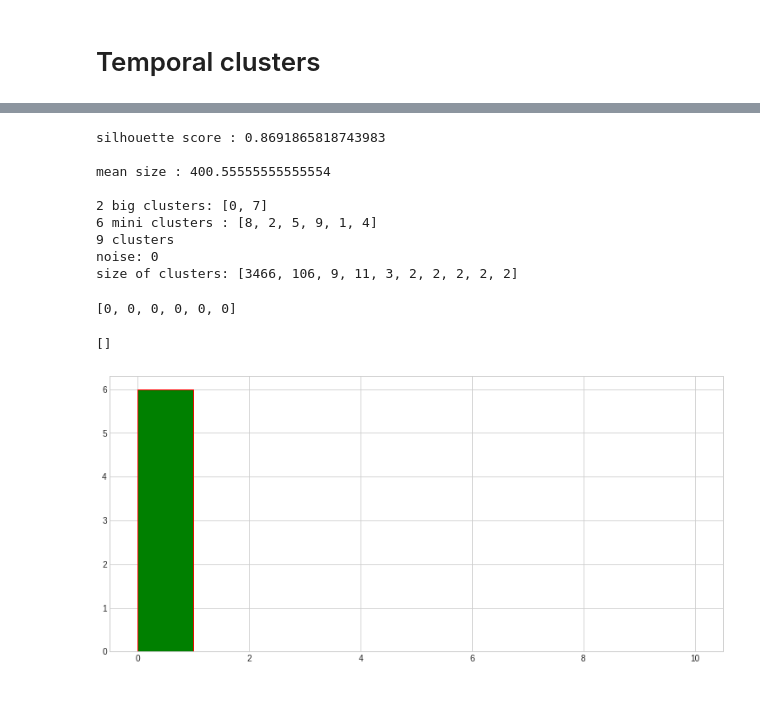
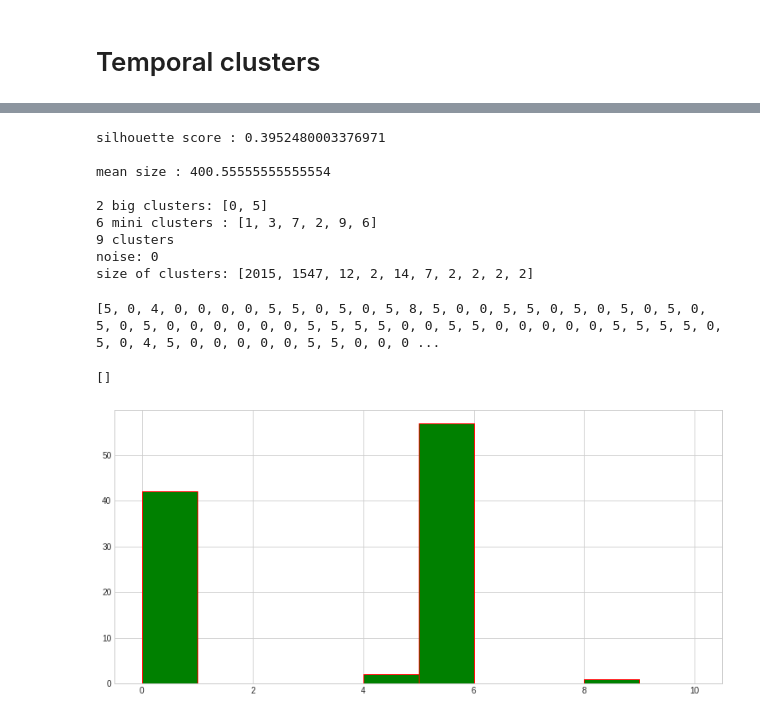
Before and after one commit to LucasMagnana/cycling-predictive-model, a Jupyter notebook: time.ipynb, the cells around one changed output, grey strips where cells are left out. Cells and saved outputs as stored; diff of their text form; code cells hidden in the pictures.

Commit message:
test vocel clustering div 35

```diff
--- a/time.ipynb
+++ b/time.ipynb
@@ -29,16 +47,12 @@ data.add_speed("files/"+project_folder+"_wtime/data_processed/observations_simpl
 # %%
 with open("files/"+project_folder+"_wtime/data_processed/observations_simplified.df",'rb') as infile:
     df_simplified = pickle.load(infile)
-'''tab_routes_voxels_simplified, tab_routes_voxels_simplified_global, dict_voxels_simplified = voxel.generate_voxels(
-    df_simplified, df_simplified.iloc[0]["route_num"], df_simplified.iloc[-1]["route_num"])'''
-df_simplified = df_simplified[df_simplified["speed"]>0]
 # %%
 with open("files/"+project_folder+"_wtime/data_processed/observations.df",'rb') as infile:
     df = pickle.load(infile)
-df = df[df["speed"]>0]
 # %%
-num_route = 10
-nb_graph=3
+num_route = 0
+nb_graph=0
 
 df_temp = df[df["route_num"]==num_route]
 tab_speed = data.compute_speed(df_temp)
@@ -68,6 +82,7 @@ fig = plt.figure(figsize=graph_size)
 ax = plt.axes()
 x = np.linspace(0, len(df_temp_simplified), len(df_temp_simplified))
 tab_avg_speed = data.compute_average_speed(df_temp_simplified, 1)
+print("bite", len(df_temp), len(tab_avg_speed))
 plt.plot(x, tab_avg_speed, color='blue', linewidth=3.5, label='n = 1')
 tab_avg_speed = data.compute_average_speed(df_temp_simplified, 2)
 plt.plot(x, tab_avg_speed, color='red', linestyle=(0,(1,1)), linewidth=3.5, label='n = 2')
@@ -109,17 +130,22 @@ new_temporal_clusters = True
 if(new_temporal_clusters):
     tab_time_specification = []
     for i in range(df_simplified.iloc[-1]["route_num"]):
+        print(i)
         tab_time_specification.append([])
         df_temp = df[df["route_num"]==i]
         df_temp_s = df_simplified[df_simplified["route_num"]==i]
         tab_speed = df_temp["speed"].values
         (sum(i < 1 for i in tab_speed))
         for i in range(1, 9):
-            tab_avg_speed = data.compute_average_speed(df_temp_s, i)
+            tab_avg_speed = data.compute_average_speed(df_temp, i)
             tab_time_specification[-1].append(statistics.mean(tab_avg_speed))
-            tab_time_specification[-1].append(statistics.stdev(tab_avg_speed))
+            if(len(tab_avg_speed)>1):
+                tab_time_specification[-1].append(statistics.stdev(tab_avg_speed))
+            else:
+                tab_time_specification[-1].append(0)
         with open("files/"+project_folder+"_wtime/data_processed/time_specification.tab",'wb') as outfile:
             pickle.dump(tab_time_specification, outfile)
 else:
     with open("files/"+project_folder+"_wtime/data_processed/time_specification.tab",'rb') as infile:
         tab_time_specification = pickle.load(infile)
+print(len(tab_time_specification))
@@ -134,26 +178,26 @@ print(len(dict_temporal_clusters)-1, "clusters")
 print("noise:", temporal_clusters.tolist().count(-1))
 print("size of clusters:", [len(dict_temporal_clusters[key]) for key in dict_temporal_clusters])
 # %% [output]
-silhouette score : 0.8691865818743983
+silhouette score : 0.3952480003376971
 
 mean size : 400.55555555555554
 
-2 big clusters: [0, 7]
-6 mini clusters : [8, 2, 5, 9, 1, 4]
+2 big clusters: [0, 5]
+6 mini clusters : [1, 3, 7, 2, 9, 6]
 9 clusters
 noise: 0
-size of clusters: [3466, 106, 9, 11, 3, 2, 2, 2, 2, 2]
+size of clusters: [2015, 1547, 12, 2, 14, 7, 2, 2, 2, 2]
 # %%
-num_cluster = 75
+num_cluster = 1
 tab_hist = []
 
 for num_route in spatial_clusters[num_cluster]:
     tab_hist.append(temporal_clusters[num_route])
 print(tab_hist)
 fig = plt.figure(figsize=graph_size)
 values, _, _ = plt.hist(tab_hist, range(0, max(temporal_clusters)+2), color='green', edgecolor = 'red')
 plt.plot()
 # %% [output]
-[0, 0, 0, 0, 0, 0]
+[5, 0, 4, 0, 0, 0, 0, 5, 5, 0, 5, 0, 5, 8, 5, 0, 0, 5, 5, 0, 5, 0, 5, 0, 5, 0, 5, 0, 5, 0, 0, 0, 0, 0, 0, 5, 5, 5, 5, 0, 0, 5, 5, 0, 0, 0, 0, 0, 5, 5, 5, 5, 0, 5, 0, 4, 5, 0, 0, 0, 0, 0, 5, 5, 0, 0, 0 ...
 []
-[figure, old version]
+[figure, new version]
```
Also changed, not shown: parts of 4 cells of this notebook, 5 other files.
